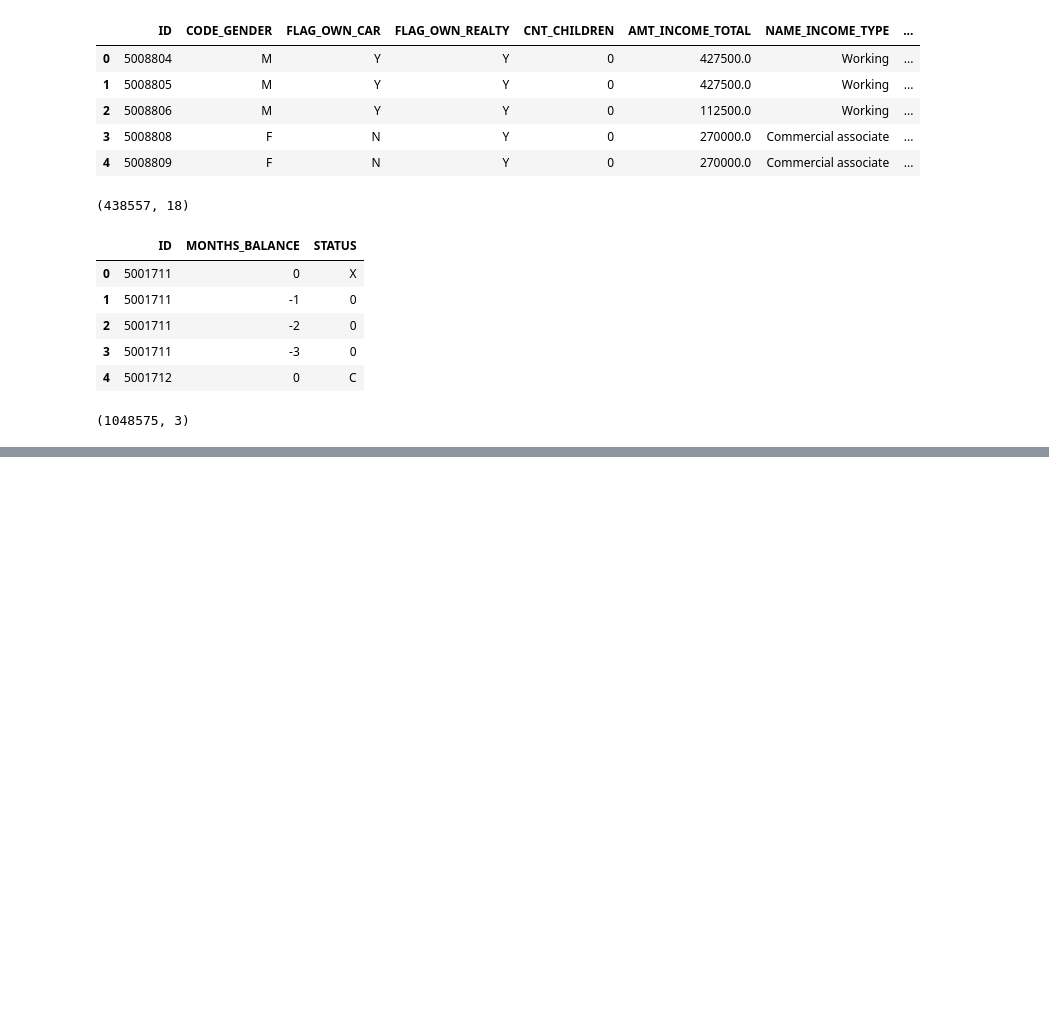
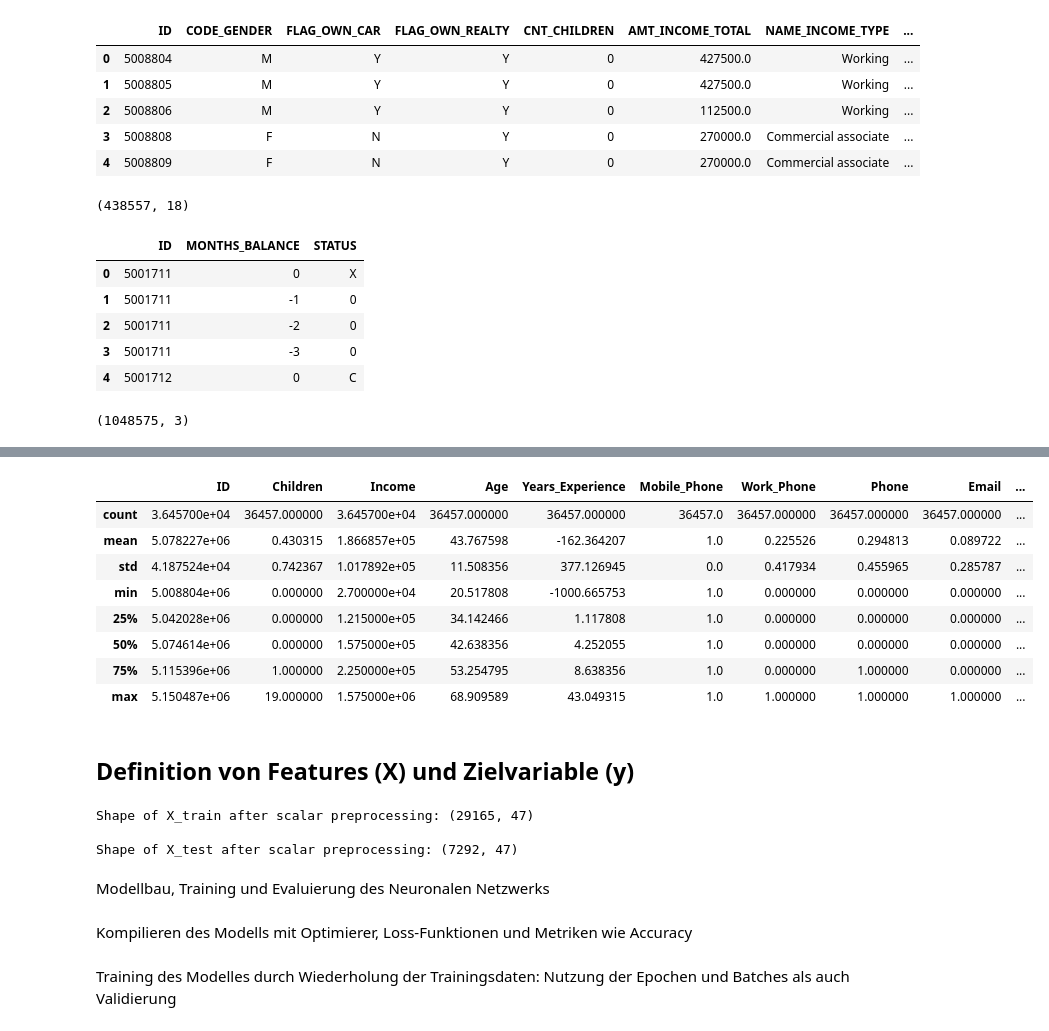
Before and after one commit to Dilek-prog/FederatedDeepLearning, a Jupyter notebook: FederatedMachineLearning.ipynb, the cells around one changed output, grey strips where cells are left out. Drawn from its saved outputs; the diff is of its cells as text; code cells hidden in the pictures; blank space fills up the shorter version.

Commit message:
Data Merging der Datensätze, Definition und Reihenfolge der Schritte für die Datenvorverarbeitung, Skizzierung weiteres Vorgehen für das Neuronale Netzwerk

```diff
--- a/FederatedMachineLearning.ipynb
+++ b/FederatedMachineLearning.ipynb
@@ -34,0 +196,46 @@ credit_df.shape
+# %%
+df_encoded.describe()
+# %% [output]
+|  | ID | Children | Income | Age | Years_Experience | Mobile_Phone | Work_Phone | Phone | Email | ... |
+| count | 3.645700e+04 | 36457.000000 | 3.645700e+04 | 36457.000000 | 36457.000000 | 36457.0 | 36457.000000 | 36457.000000 | 36457.000000 | ... |
+| mean | 5.078227e+06 | 0.430315 | 1.866857e+05 | 43.767598 | -162.364207 | 1.0 | 0.225526 | 0.294813 | 0.089722 | ... |
+| std | 4.187524e+04 | 0.742367 | 1.017892e+05 | 11.508356 | 377.126945 | 0.0 | 0.417934 | 0.455965 | 0.285787 | ... |
+| min | 5.008804e+06 | 0.000000 | 2.700000e+04 | 20.517808 | -1000.665753 | 1.0 | 0.000000 | 0.000000 | 0.000000 | ... |
+| 25% | 5.042028e+06 | 0.000000 | 1.215000e+05 | 34.142466 | 1.117808 | 1.0 | 0.000000 | 0.000000 | 0.000000 | ... |
+| 50% | 5.074614e+06 | 0.000000 | 1.575000e+05 | 42.638356 | 4.252055 | 1.0 | 0.000000 | 0.000000 | 0.000000 | ... |
+| 75% | 5.115396e+06 | 1.000000 | 2.250000e+05 | 53.254795 | 8.638356 | 1.0 | 0.000000 | 1.000000 | 0.000000 | ... |
+| max | 5.150487e+06 | 19.000000 | 1.575000e+06 | 68.909589 | 43.049315 | 1.0 | 1.000000 | 1.000000 | 1.000000 | ... |
+# %% [markdown]
+## Definition von Features (X) und Zielvariable (y)
+# %%
+X = df_encoded.drop(['ID', 'Status'], axis=1) #ID und Status sind keine Features
+y = df_encoded['Status'] #Zielvariable
+
+#Aufteilung der Daten in Trainings- und Testsets
+
+X_train, X_test, y_train, y_test = train_test_split(X, y, test_size=0.2, random_state=50, stratify=y) #stratify=y Versuche die prozentuale Verteilung der Klassen in y_train und y_test so ähnlich wie möglich zu halten wie in y
+
+#Skalierung der numerischen Spalten (Ursprüngliche numerische Spalten in df, die nicht entfernt wurden)
+
+numeric_features = ['Children', 'Income', 'Age', 'Years_Experience', 'Total_Family', 'rate (Good/Bad)']
+
+scaler = StandardScaler()
+
+#Numerische Spalten im Trainingsset fitten und transformieren
+X_train[numeric_features] = scaler.fit_transform(X_train[numeric_features])
+
+# Die gleichen Statistiken des Trainingsset verwenden um das Testset zu transformieren
+X_test[numeric_features] = scaler.transform(X_test[numeric_features])
+
+print("Shape of X_train after scalar preprocessing:",  X_train.shape)
+print("\nShape of X_test after scalar preprocessing:",X_test.shape)
+# %% [output]
+Shape of X_train after scalar preprocessing: (29165, 47)
+
+Shape of X_test after scalar preprocessing: (7292, 47)
+# %% [markdown]
+Modellbau, Training und Evaluierung des Neuronalen Netzwerks
+# %% [markdown]
+Kompilieren des Modells mit Optimierer, Loss-Funktionen und Metriken wie Accuracy
+# %% [markdown]
+Training des Modelles durch Wiederholung der Trainingsdaten: Nutzung der Epochen und Batches als auch Validierung
```
Also changed, not shown: parts of 20 cells of this notebook, 1 other file.
